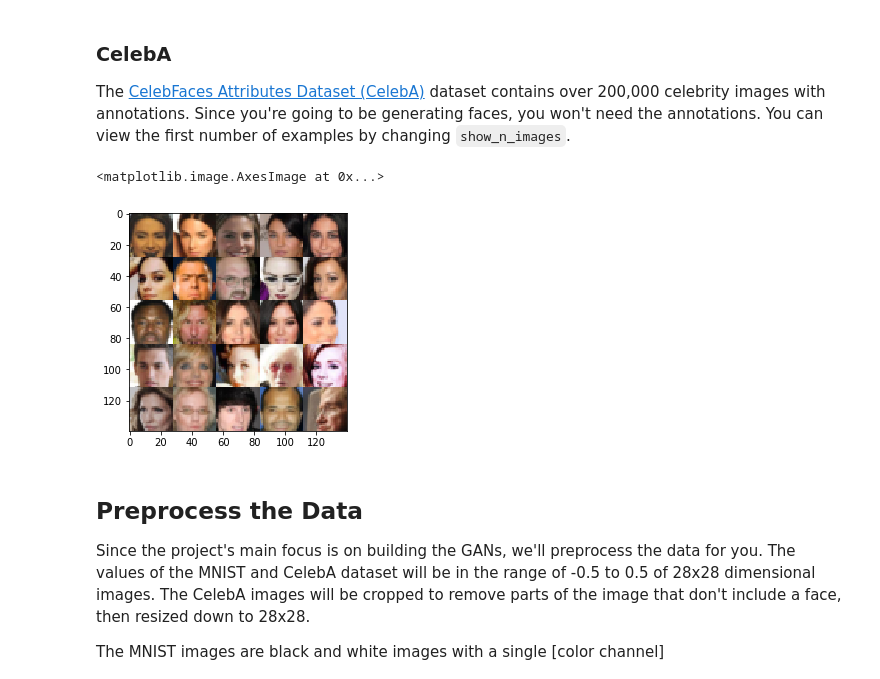
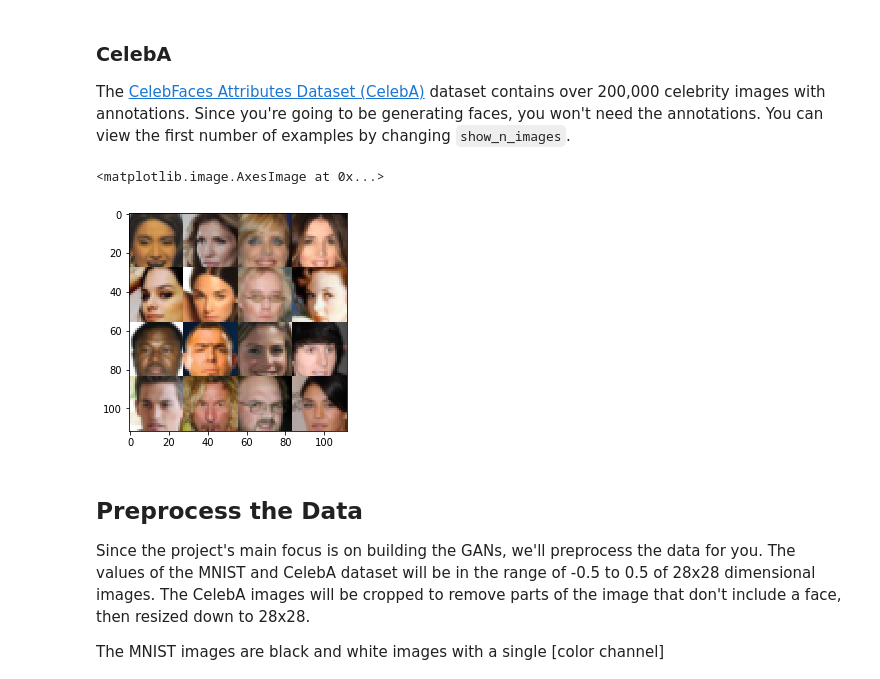
Before and after one commit to lamueno/udacity_nd101, a Jupyter notebook: face_generation/dlnd_face_generation.ipynb, the cells around one changed output. Saved outputs shown, nothing was run; the diff lists cells and outputs as text; code cells hidden in the pictures.

```diff
--- a/face_generation/dlnd_face_generation.ipynb
+++ b/face_generation/dlnd_face_generation.ipynb
@@ -50,16 +50,16 @@ pyplot.imshow(helper.images_square_grid(mnist_images, 'L'), cmap='gray')
 ### CelebA
 The [CelebFaces Attributes Dataset (CelebA)](http://mmlab.ie.cuhk.edu.hk/projects/CelebA.html) dataset contains over 200,000 celebrity images with annotations.  Since you're going to be generating faces, you won't need the annotations.  You can view the first number of examples by changing `show_n_images`.
 # %%
-show_n_images = 25
+show_n_images = 16
 
 """
 DON'T MODIFY ANYTHING IN THIS CELL
 """
 mnist_images = helper.get_batch(glob(os.path.join(data_dir, 'img_align_celeba/*.jpg'))[:show_n_images], 28, 28, 'RGB')
 pyplot.imshow(helper.images_square_grid(mnist_images, 'RGB'))
 # %% [output]
 <matplotlib.image.AxesImage at 0x...>
-[figure, old version]
+[figure, new version]
 # %% [markdown]
 ## Preprocess the Data
 Since the project's main focus is on building the GANs, we'll preprocess the data for you.  The values of the MNIST and CelebA dataset will be in the range of -0.5 to 0.5 of 28x28 dimensional images.  The CelebA images will be cropped to remove parts of the image that don't include a face, then resized down to 28x28.
```
Also changed, not shown: parts of 6 cells of this notebook, 1 other file.
